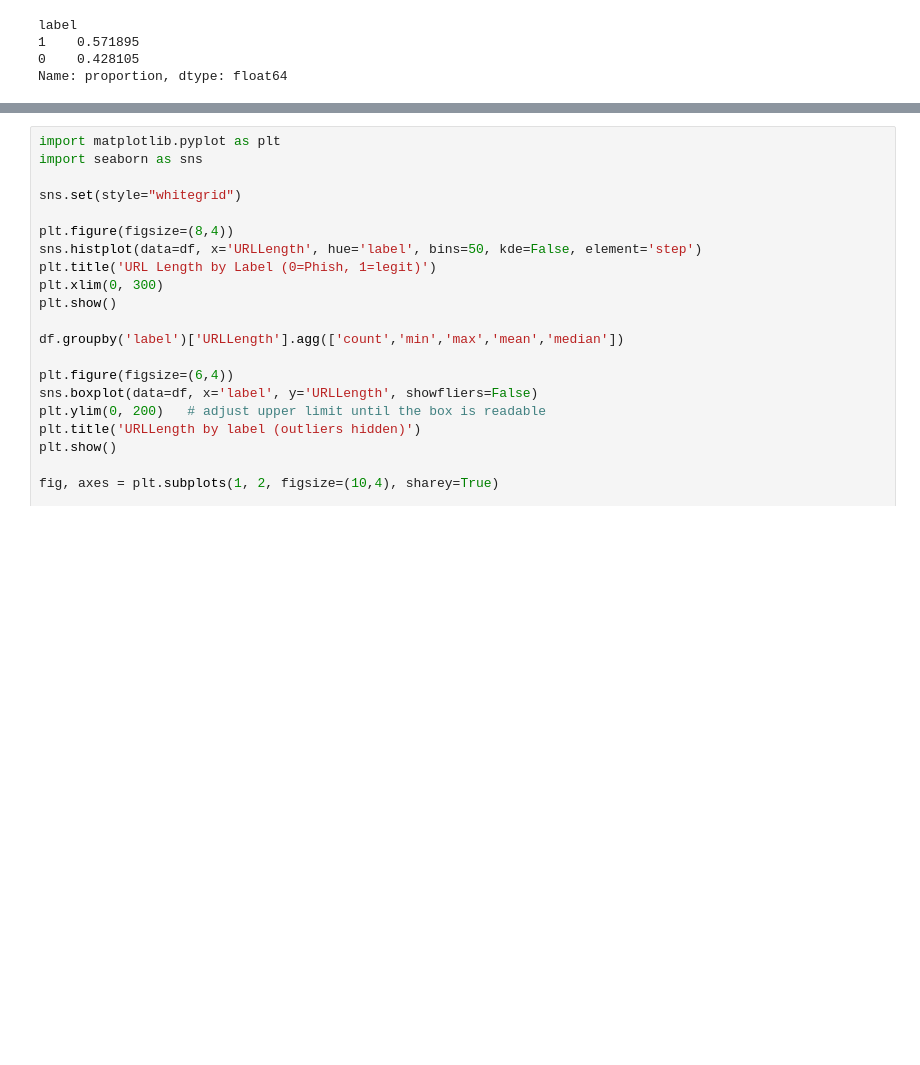
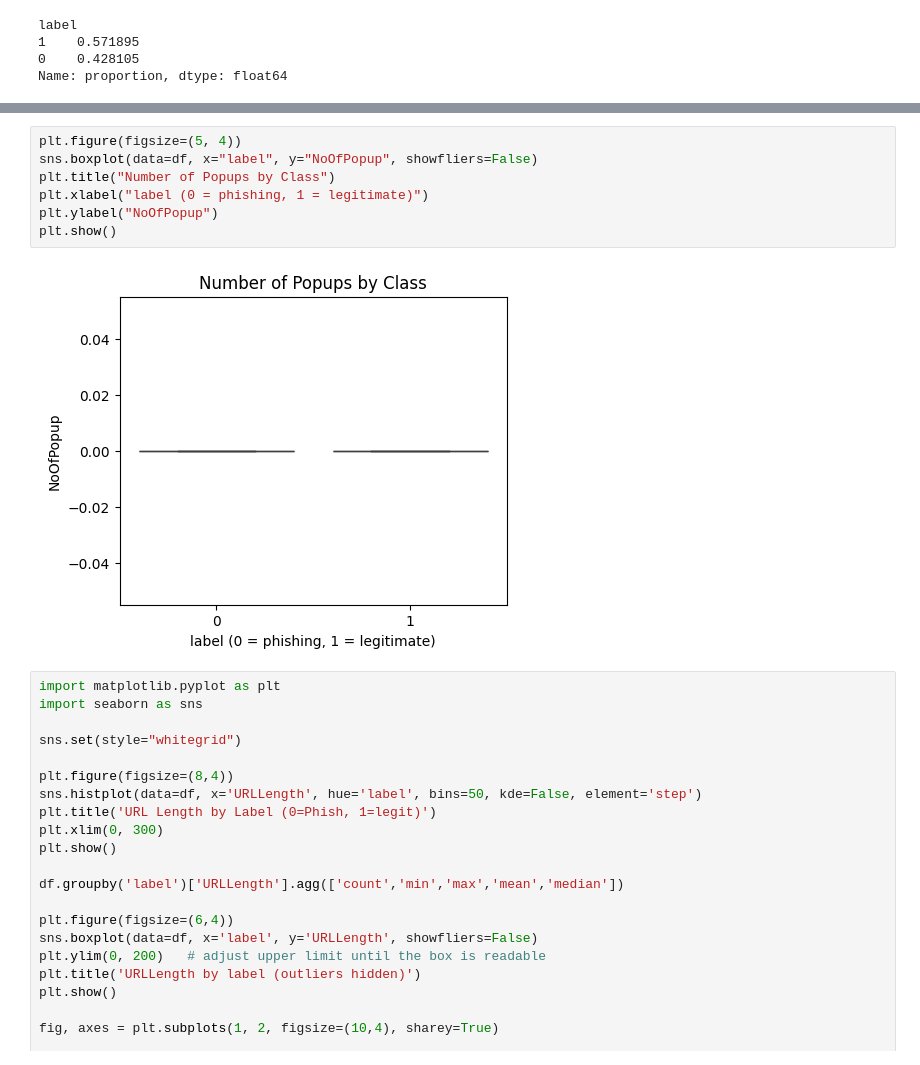
Before and after one commit to DarthMcNugs/AI-ML-DS-7331, a Jupyter notebook: Lab1/Phishing_AI.ipynb, the cells around one changed output, grey strips where cells are left out. Cells and saved outputs as stored; diff of their text form; blank space fills up the shorter version.

```diff
--- a/Lab1/Phishing_AI.ipynb
+++ b/Lab1/Phishing_AI.ipynb
@@ -230,3 +650,12 @@ Name: count, Length: 1191, dtype: int64
+# %%
+plt.figure(figsize=(5, 4))
+sns.boxplot(data=df, x="label", y="NoOfPopup", showfliers=False)
+plt.title("Number of Popups by Class")
+plt.xlabel("label (0 = phishing, 1 = legitimate)")
+plt.ylabel("NoOfPopup")
+plt.show()
+# %% [output]
+[figure, added]
 # %%
 import matplotlib.pyplot as plt
 import seaborn as sns
```
Also changed, not shown: parts of 11 cells of this notebook.
